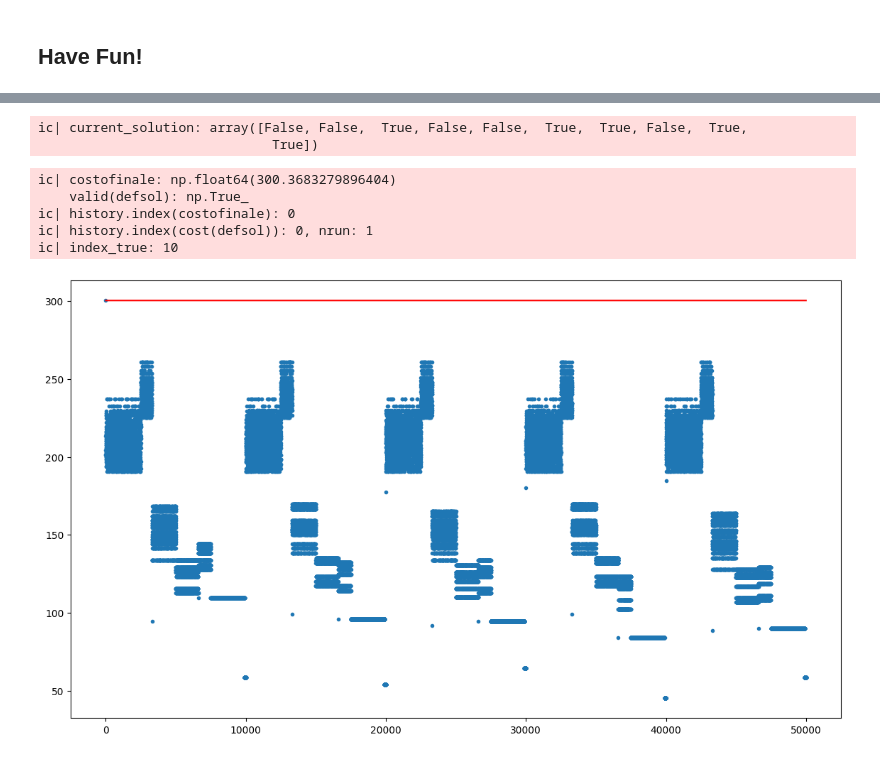
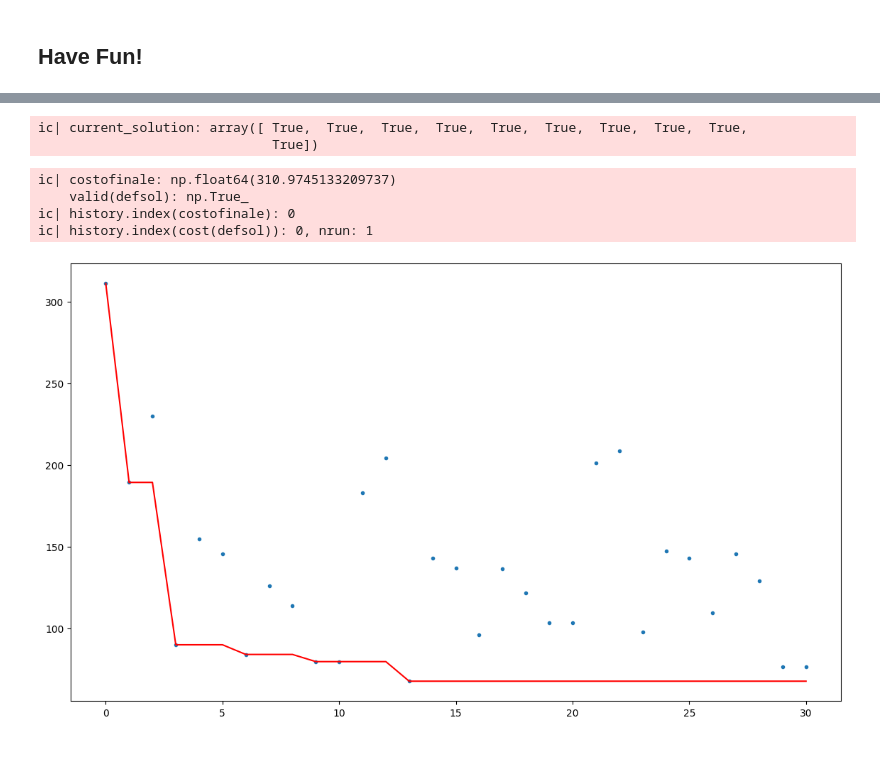
Before and after one commit to Scrivane/CI2024_lab0-, a Jupyter notebook: set-cover.ipynb, the cells around one changed output, grey strips where cells are left out. Saved outputs shown, nothing was run; the diff lists cells and outputs as text; code cells hidden in the pictures.

```diff
--- a/set-cover.ipynb
+++ b/set-cover.ipynb
@@ -283,8 +283,9 @@ def tweak6(solution : np.array,size_change: int)-> np.array:
 # %%
 current_solution = solution[:]
 
-max_steps=10000
-n_restart=5
+max_steps=UNIVERSE_SIZE//10
+
+n_restart=3
 ic( current_solution)
 #while  valid(current_solution)==False or steps<max_steps:
 
@@ -316,7 +317,7 @@ for nres in tqdm(range(n_restart)):
 
 
 
-        if(i%3300==0):
+        if(i%(3*max_steps//10)==0):
             #for  j in tqdm(range(10)):
             solution = tweak6(solution,dim_step_out)
 
@@ -353,36 +354,40 @@ for nres in tqdm(range(n_restart)):
 
 
 
         #if(i>=max_steps/10):
         #    break
 
             #ic(step, current_solution)
 
 costofinale=cost(defsol)
 ic(costofinale,valid(defsol))
 
 ic(history.index(costofinale))
 nrun=history.index(cost(defsol))//max_steps +1
 ic(history.index(cost(defsol)),nrun )
 
 index_true=len(np.where(defsol==True)[0])
-ic(index_true)
+
+
 plt.figure(figsize=(14, 8))
 plt.plot(
     range(len(history)),
-    list(accumulate(history, max)),
+    list(accumulate(history, min)),
     color="red",
 )
 _ = plt.scatter(range(len(history)), history, marker=".")
 
 
+with open('log.txt', 'a') as file:
+
+    file.write(f"{UNIVERSE_SIZE} , {NUM_SETS} , {DENSITY} , {max_steps} , {n_restart} , {costofinale} \n")
+
 #plt.ylim(71443,2414430)
 # %% [output]
-ic| current_solution: array([False, False,  True, False, False,  True,  True, False,  True,
+ic| current_solution: array([ True,  True,  True,  True,  True,  True,  True,  True,  True,
                               True])
-ic| costofinale: np.float64(300.3683279896404)
+ic| costofinale: np.float64(310.9745133209737)
     valid(defsol): np.True_
 ic| history.index(costofinale): 0
 ic| history.index(cost(defsol)): 0, nrun: 1
-ic| index_true: 10
-[figure, old version]
+[figure, new version]
```
Also changed, not shown: parts of 2 cells of this notebook, 1 other file.
